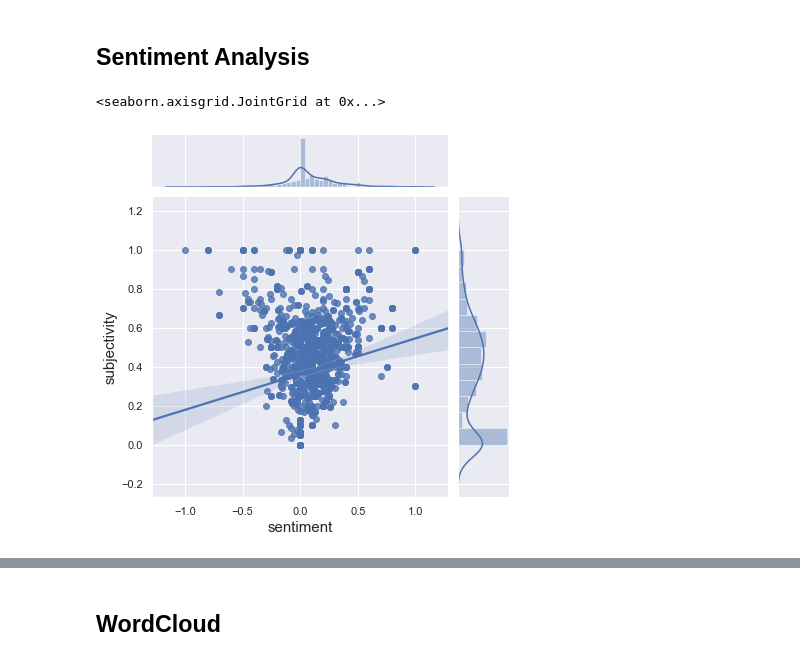
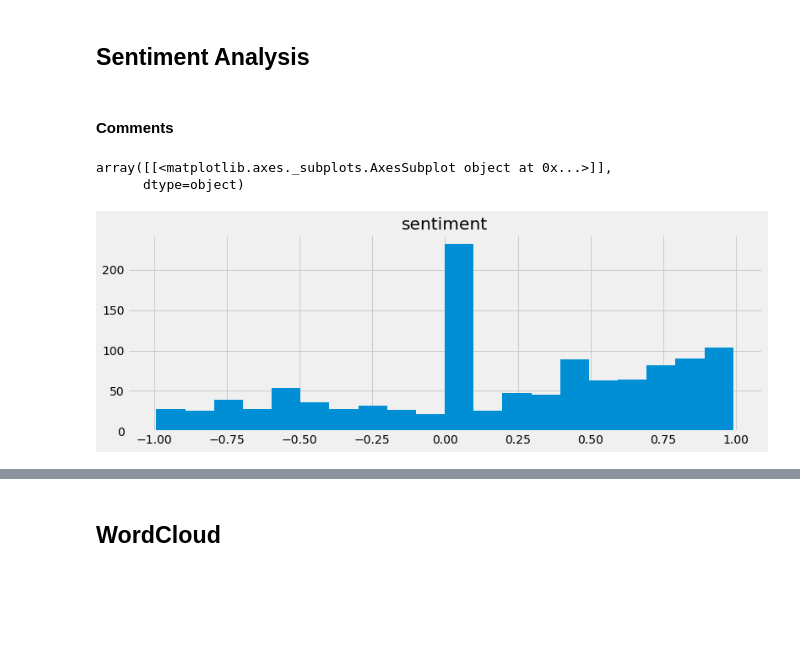
Before and after one commit to daniddelrio/Philippine-Contraception-Discourse, a Jupyter notebook: text_analysis_comments.ipynb, the cells around one changed output, grey strips where cells are left out. Cells and saved outputs as stored; diff of their text form; code cells hidden in the pictures; blank space fills up the shorter version.

Commit message:
Add graphs for VADER sentiment

```diff
--- a/text_analysis_comments.ipynb
+++ b/text_analysis_comments.ipynb
@@ -13,8 +14,8 @@ from sklearn.decomposition import LatentDirichletAllocation, PCA
 pyLDAvis.enable_notebook()
 style.use('fivethirtyeight')
 # %%
-df = pd.read_csv('preprocessed_data_2.csv')
+df = pd.read_csv('preprocessed_data_vader.csv')
 df.rename({'Unnamed: 0' : 'index'}, axis=1, inplace=True)
 df = df.set_index('index')
-df.head()
+df.head(3)
 # %% [output]
@@ -129,9 +128,14 @@ sns.set(rc={
 [figure]
 # %% [markdown]
 ## Sentiment Analysis
+# %% [markdown]
+#### Comments
 # %%
 # Visualize distribution of sentiment and subjectivity
-sns.jointplot(data=df, x='sentiment', y='subjectivity', kind='reg')
+#sns.jointplot(data=df, x='sentiment', y='subjectivity', kind='reg')
+
+df.hist(column='sentiment', bins=20, figsize=(12,4))
 # %% [output]
-<seaborn.axisgrid.JointGrid at 0x...>
+array([[<matplotlib.axes._subplots.AxesSubplot object at 0x...>]],
+      dtype=object)
-[figure, old version]
+[figure, new version]
```
Also changed, not shown: parts of 8 cells of this notebook, 3 other files.
